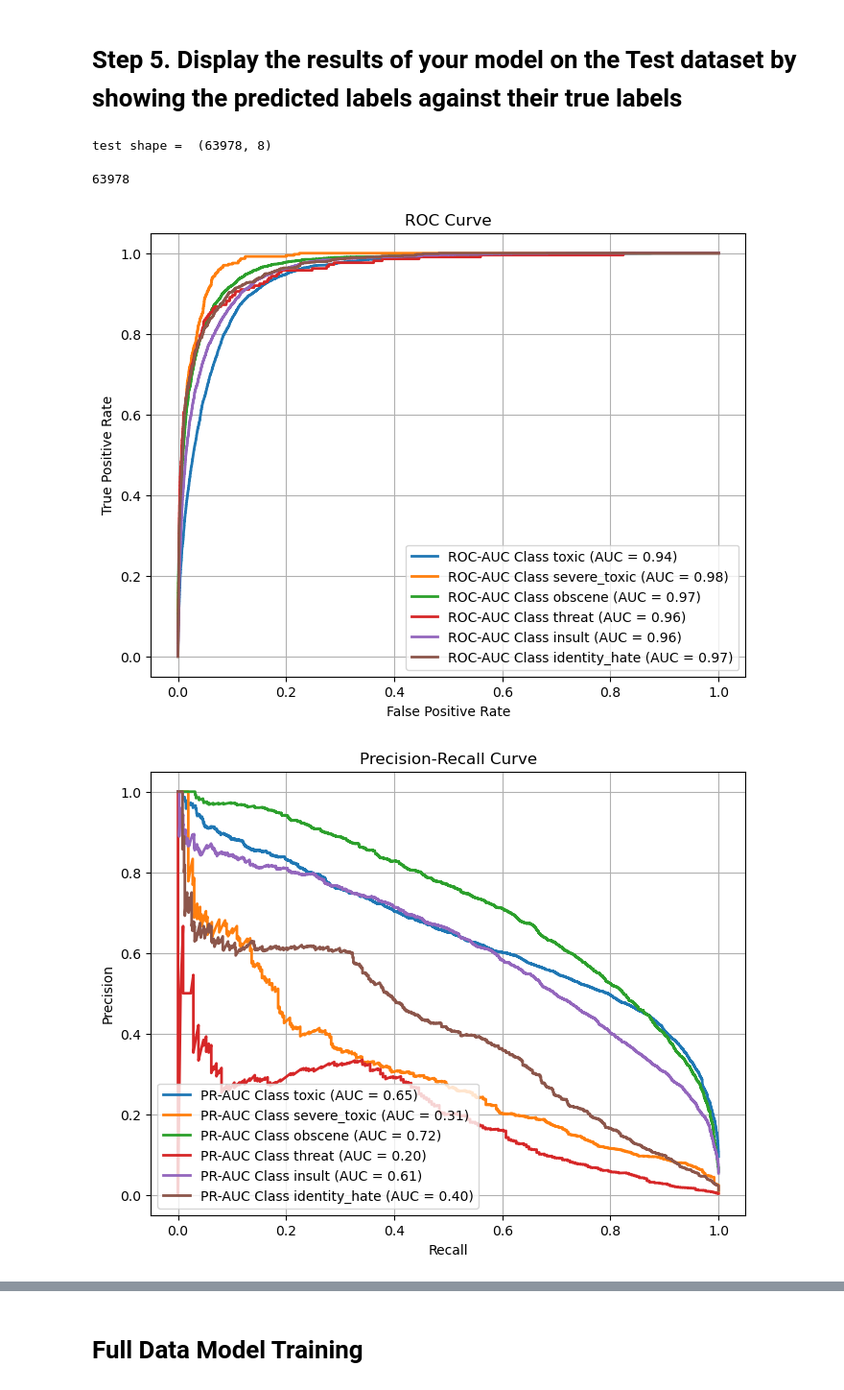
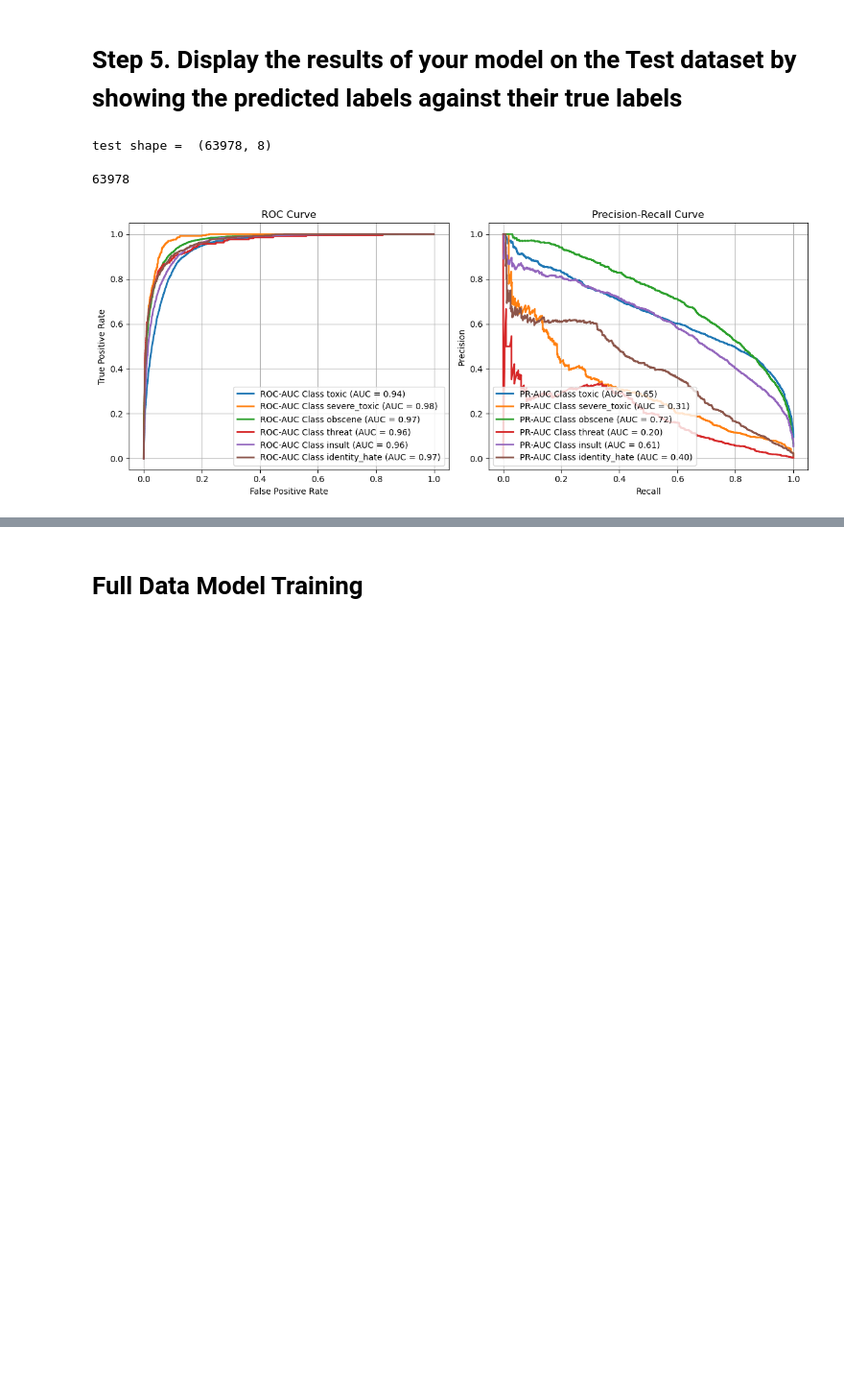
Before and after one commit to anjali-ojha/deep-learning, a Jupyter notebook: lab-2/part-2/part-2.ipynb, the cells around one changed output, grey strips where cells are left out. Shown at 96% size. Drawn from its saved outputs; the diff is of its cells as text; code cells hidden in the pictures; blank space fills up the shorter version.

```diff
--- a/lab-2/part-2/part-2.ipynb
+++ b/lab-2/part-2/part-2.ipynb
@@ -833,9 +946,8 @@ def get_decision_boundary(y_true, y_pred_probs):
 
     return decision_boundaries
 # %%
-from sklearn.metrics import roc_auc_score, roc_curve, precision_recall_curve, auc
 import matplotlib.pyplot as plt
-
+from sklearn.metrics import roc_curve, auc, precision_recall_curve
 
 def plots(y_true, y_pred_probs):
     num_classes = y_true.shape[1]  # Assuming 6 classes
@@ -844,34 +956,35 @@ def plots(y_true, y_pred_probs):
     roc_auc_scores = []
     pr_auc_scores = []
 
+    fig, axs = plt.subplots(1, 2, figsize=(12, 5), dpi=100)  # Create subplots
+
     # Plot ROC curve for each class
-    plt.figure(figsize=(8, 6))
     for i in range(num_classes):
         fpr, tpr, _ = roc_curve(y_true[:, i], y_pred_probs[:, i])
         roc_auc = auc(fpr, tpr)
         roc_auc_scores.append(roc_auc)
-        plt.plot(fpr, tpr, lw=2, label=f'ROC-AUC Class {DETECTION_CLASSES[i]} (AUC = {roc_auc:.2f})')
+        axs[0].plot(fpr, tpr, lw=2, label=f'ROC-AUC Class {DETECTION_CLASSES[i]} (AUC = {roc_auc:.2f})')
 
-    plt.xlabel('False Positive Rate')
-    plt.ylabel('True Positive Rate')
-    plt.title('ROC Curve')
-    plt.legend()
-    plt.grid(True)
-    plt.show()
+    axs[0].set_xlabel('False Positive Rate')
+    axs[0].set_ylabel('True Positive Rate')
+    axs[0].set_title('ROC Curve')
+    axs[0].legend()
+    axs[0].grid(True)
 
     # Plot PR curve for each class
-    plt.figure(figsize=(8, 6))
     for i in range(num_classes):
         precision, recall, _ = precision_recall_curve(y_true[:, i], y_pred_probs[:, i])
         pr_auc = auc(recall, precision)
         pr_auc_scores.append(pr_auc)
-        plt.plot(recall, precision, lw=2, label=f'PR-AUC Class {DETECTION_CLASSES[i]} (AUC = {pr_auc:.2f})')
+        axs[1].plot(recall, precision, lw=2, label=f'PR-AUC Class {DETECTION_CLASSES[i]} (AUC = {pr_auc:.2f})')
 
-    plt.xlabel('Recall')
-    plt.ylabel('Precision')
-    plt.title('Precision-Recall Curve')
-    plt.legend()
-    plt.grid(True)
+    axs[1].set_xlabel('Recall')
+    axs[1].set_ylabel('Precision')
+    axs[1].set_title('Precision-Recall Curve')
+    axs[1].legend()
+    axs[1].grid(True)
+
+    plt.tight_layout()  # Adjust layout to prevent overlap
     plt.show()
 # %%
 from sklearn.metrics import precision_score, recall_score, f1_score, accuracy_score, roc_auc_score
@@ -964,36 +1077,36 @@ def show_sample_predicted_labels(df_test, model):
 
     # Create new DataFrame with comment_text and labels
     selected_df = filtered_df[['comment_text', 'labels']].head(5)
     selected_df.rename(columns={'labels': 'actual_labels'}, inplace=True)
     pd.set_option('display.max_colwidth', None)
     selected_df['predicted_label'] = selected_df['comment_text'].apply(lambda x: get_labels(x, model))
     return selected_df
 
 
 
 def evalue_model_on_test(model, compute_decision=False):
     df_test = load_test_data()
 
     X_test = processor.tokenize(df_test.copy())
     test_data_tensor = torch.tensor(X_test, dtype=torch.long)
     test_target_tensor = torch.tensor(df_test[['toxic', 'severe_toxic', 'obscene', 'threat', 'insult', 'identity_hate']].values,
                                       dtype=torch.float)
 
     test_dataset = TensorDataset(test_data_tensor, test_target_tensor)
     test_loader = DataLoader(test_dataset, batch_size=BATCH_SIZE, shuffle=True)
 
     metrics_df, preds = evaluate(model, test_loader, compute_decision)
     tagged_df = show_sample_predicted_labels(df_test, model)
     return metrics_df, tagged_df, preds
 
 
 metrics_df, tagged_df, preds = evalue_model_on_test(model)
-metrics_df
+print(metrics_df)
+tagged_df
 # %% [output]
 test shape =  (63978, 8)
 63978
-[figure, old version]
+[figure, new version]
-[figure, removed]
 Filtered DF size = 4401
 dj robinson gay hell suck dick
 fuck anti semitic cunt
```
Also changed, not shown: parts of 16 cells of this notebook, 2 other files.
